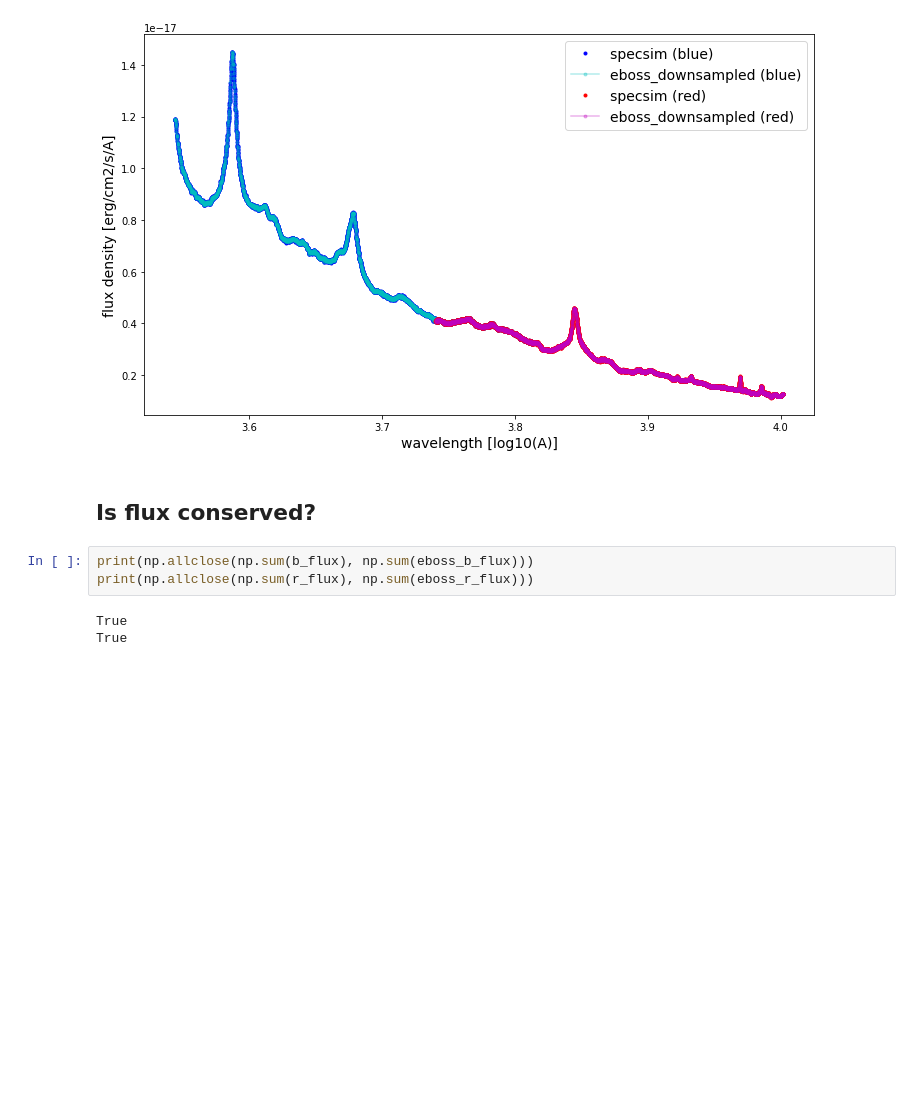
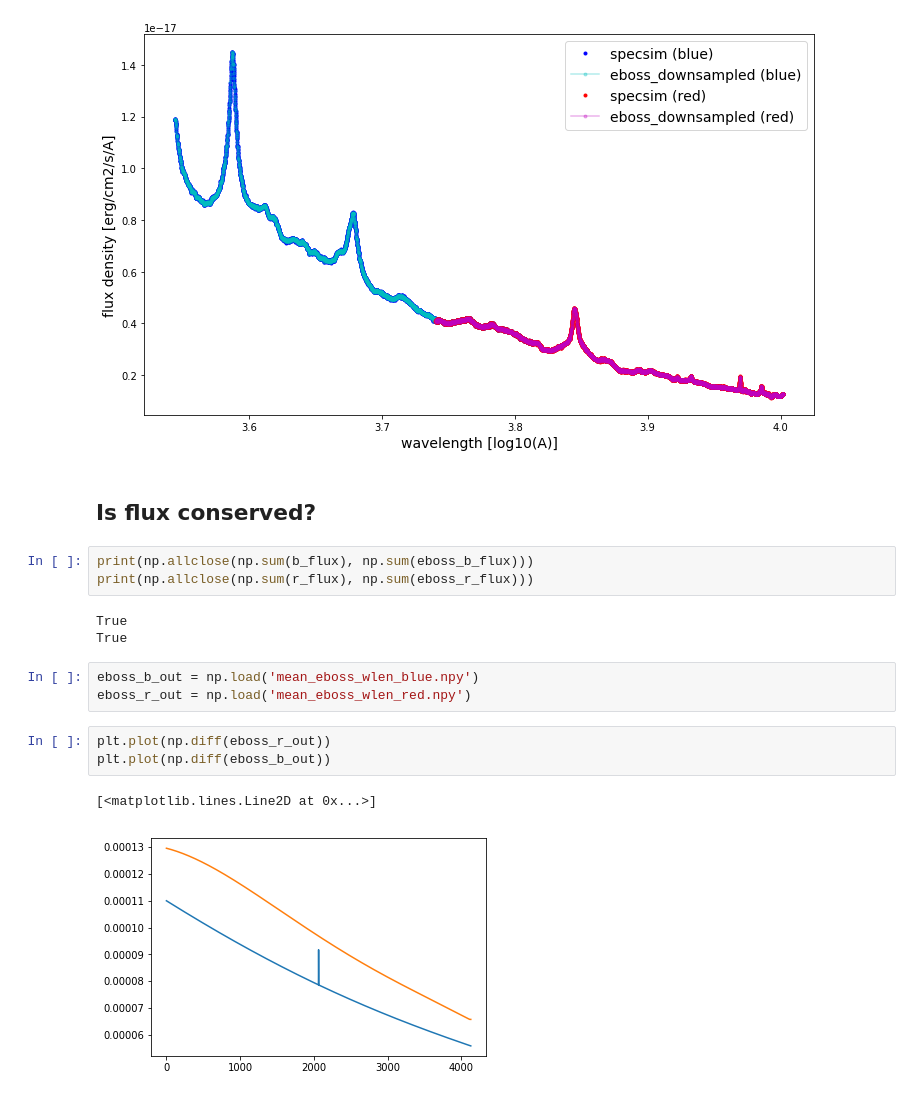
Before and after one commit to belaa/specsim-for-eboss, a Jupyter notebook: downsample_to_eBOSS_grid.ipynb, the cells around one changed output. Saved outputs shown, nothing was run; the diff lists cells and outputs as text; blank space fills up the shorter version.

```diff
--- a/downsample_to_eBOSS_grid.ipynb
+++ b/downsample_to_eBOSS_grid.ipynb
@@ -630,3 +610,12 @@ print(np.allclose(np.sum(r_flux), np.sum(eboss_r_flux)))
 # %% [output]
 True
 True
+# %%
+eboss_b_out = np.load('mean_eboss_wlen_blue.npy')
+eboss_r_out = np.load('mean_eboss_wlen_red.npy')
+# %%
+plt.plot(np.diff(eboss_r_out))
+plt.plot(np.diff(eboss_b_out))
+# %% [output]
+[<matplotlib.lines.Line2D at 0x...>]
+[figure, added]
```
Also changed, not shown: parts of 33 cells of this notebook.
